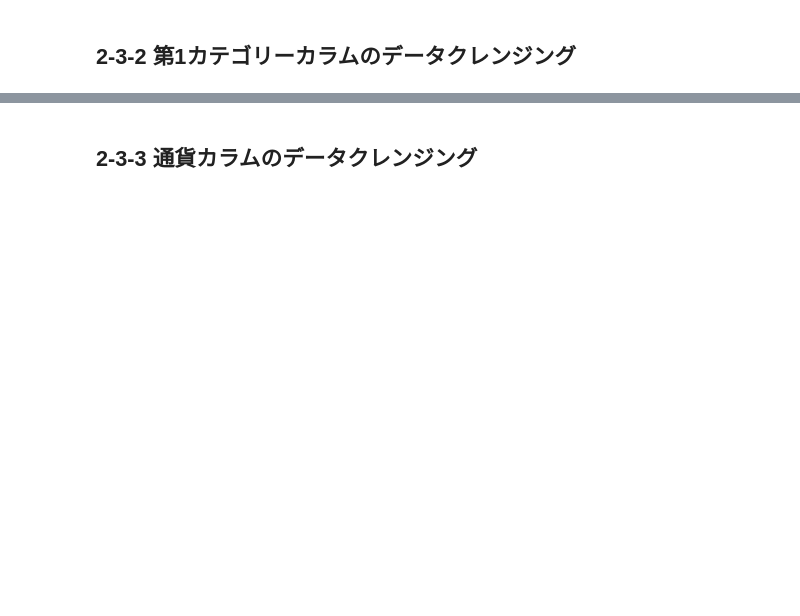
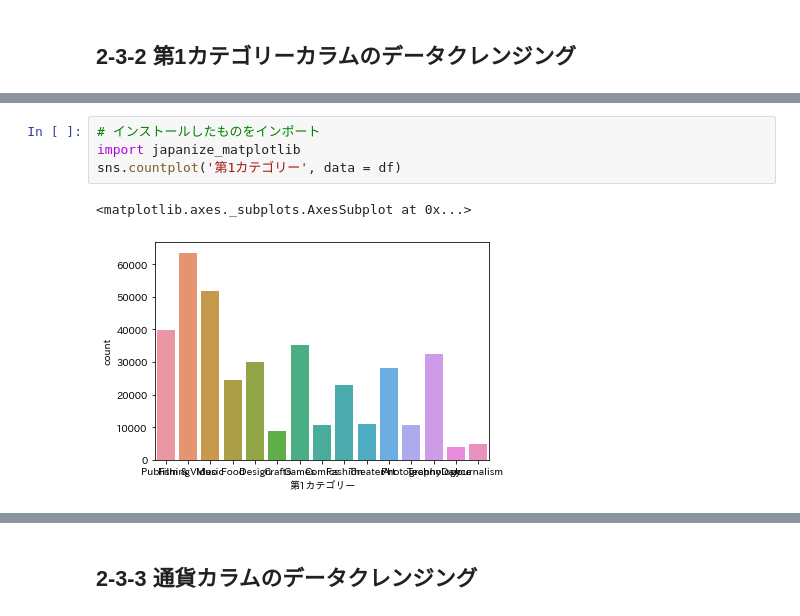
Before and after one commit to zum-m/DEC-all-issues, a Jupyter notebook: analytics_01.ipynb, the cells around one changed output, grey strips where cells are left out. Cells and saved outputs as stored; diff of their text form; blank space fills up the shorter version.

```diff
--- a/analytics_01.ipynb
+++ b/analytics_01.ipynb
@@ -624,0 +1007,7 @@ df
+# %%
+# インストールしたものをインポート
+import japanize_matplotlib
+sns.countplot('第1カテゴリー', data = df)
+# %% [output]
+<matplotlib.axes._subplots.AxesSubplot at 0x...>
+[figure, added]
```
Also changed, not shown: parts of 38 cells of this notebook.
